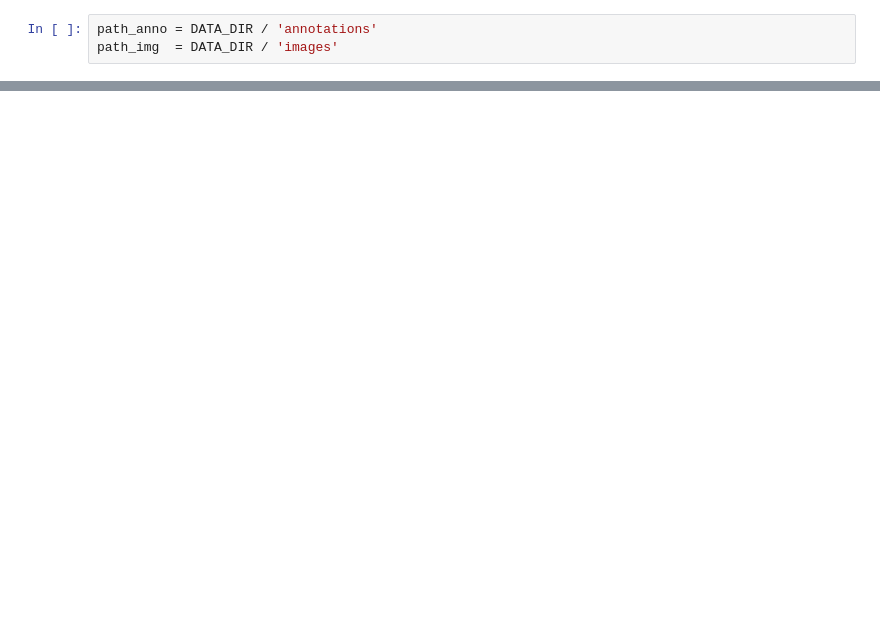
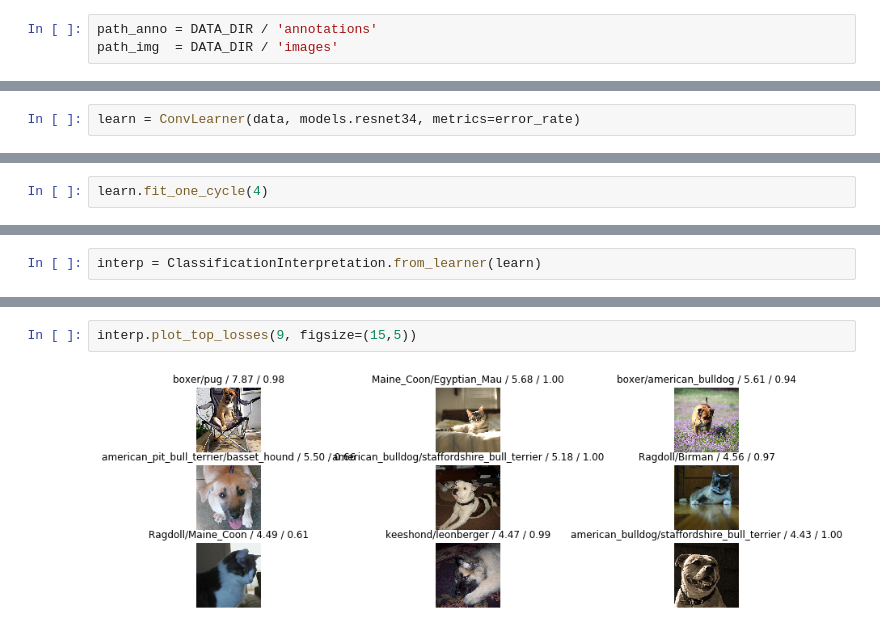
Before and after one commit to Oroneki/fastai, a Jupyter notebook: 19_01.ipynb, the cells around one changed output, grey strips where cells are left out. Saved outputs shown, nothing was run; the diff lists cells and outputs as text; blank space fills up the shorter version.

```diff
--- a/19_01.ipynb
+++ b/19_01.ipynb
@@ -168,0 +199,2 @@ data.normalize(imagenet_stats)
+# %%
+learn = ConvLearner(data, models.resnet34, metrics=error_rate)
@@ -168,0 +205,2 @@ data.normalize(imagenet_stats)
+# %%
+learn.fit_one_cycle(4)
@@ -168,0 +237,2 @@ data.normalize(imagenet_stats)
+# %%
+interp = ClassificationInterpretation.from_learner(learn)
@@ -168,0 +242,4 @@ data.normalize(imagenet_stats)
+# %%
+interp.plot_top_losses(9, figsize=(15,5))
+# %% [output]
+[figure, added]
```
Also changed, not shown: parts of 42 cells of this notebook.
